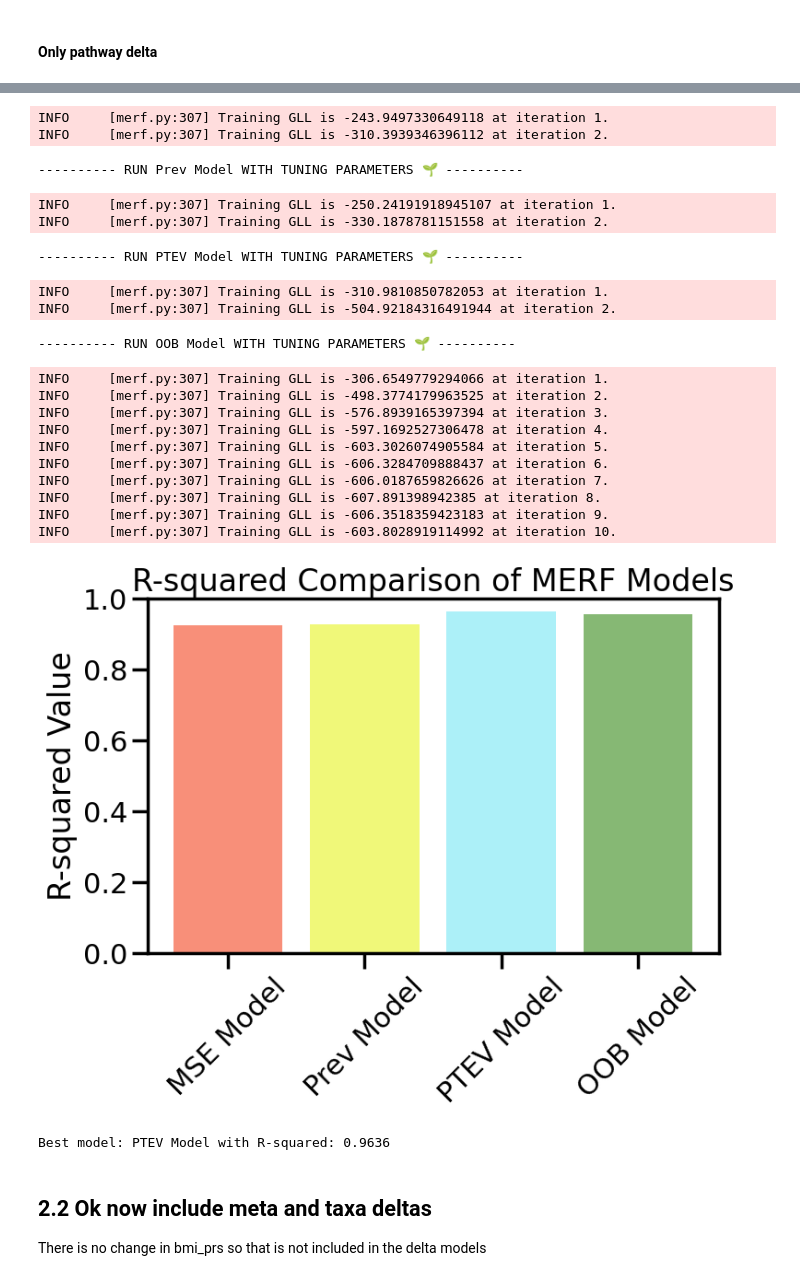
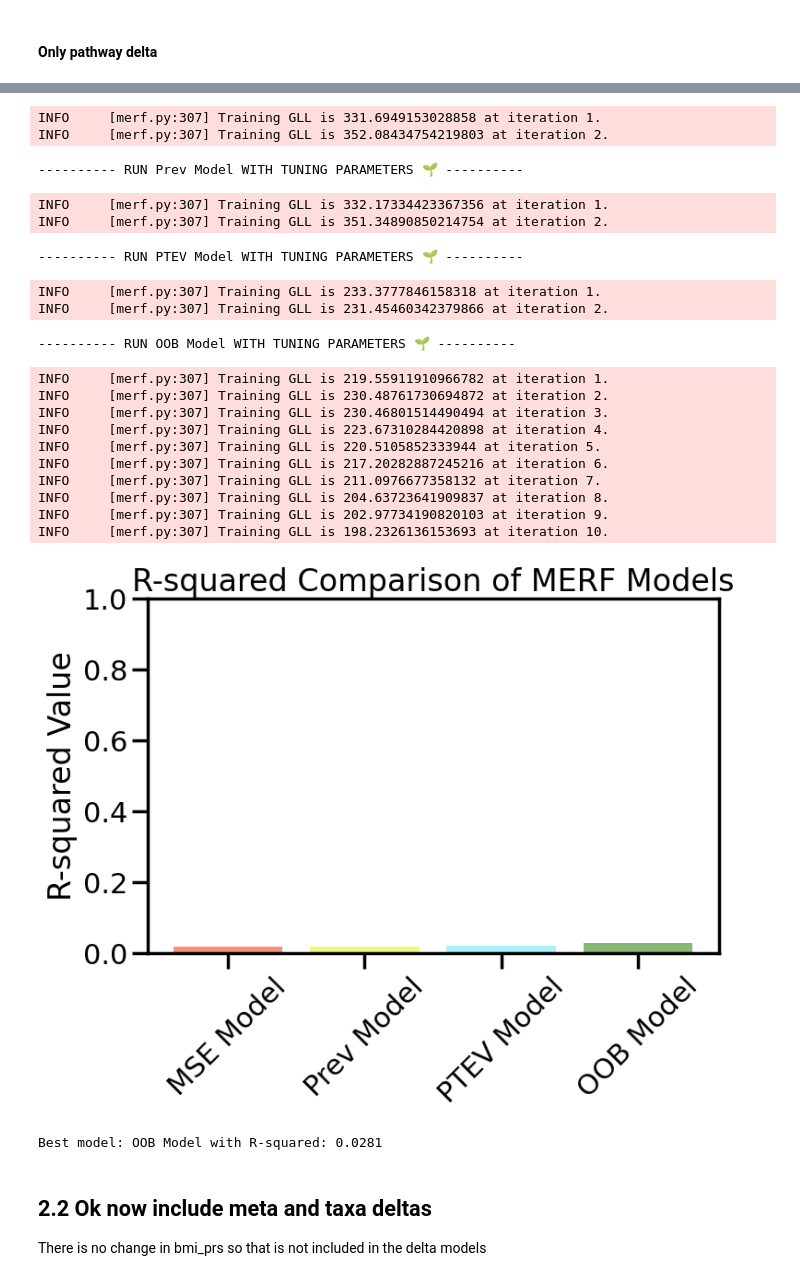
Before and after one commit to emilynyeo/multiomic_drift, a Jupyter notebook: play_scripts/2.models/merf_python/tuned_models/8.1.all_omic_bmi_modelplots.ipynb, the cells around one changed output, grey strips where cells are left out. Cells and saved outputs as stored; diff of their text form; code cells hidden in the pictures.

```diff
--- a/play_scripts/2.models/merf_python/tuned_models/8.1.all_omic_bmi_modelplots.ipynb
+++ b/play_scripts/2.models/merf_python/tuned_models/8.1.all_omic_bmi_modelplots.ipynb
@@ -935,14 +935,14 @@ results_filename = 'merf_results_delta_only_pathway_feb12.csv'
 
 print("---------- Select predictors for training set ----------")
 train_set = train_l
-X = train_set.drop(['BMI','subject_id', 'range'], axis=1)
+X = train_set.drop(['BMI','subject_id', 'range', 'Weight', 'CRP', 'cholesterol', 'ghrelin', 'HbA1C', 'leptin', 'peptide_yy'], axis=1)
 Y = train_set['BMI'].to_numpy()
 clusters_train = train_set['subject_id'].to_numpy()
 Z = np.ones((train_set.shape[0], 1))
 
 print("---------- Select predictors for test set ----------")
 test_set = test_l
-X_new = test_set.drop(['BMI', 'subject_id', 'range'], axis=1)[X.columns].astype(X.dtypes)
+X_new = test_set.drop(['BMI', 'subject_id', 'range', 'Weight', 'CRP', 'cholesterol', 'ghrelin', 'HbA1C', 'leptin', 'peptide_yy'], axis=1)[X.columns].astype(X.dtypes)
 Y_new = test_set['BMI'].to_numpy()
 clusters_new = pd.Series(test_set['subject_id'])
 Z_new = np.ones((len(X_new), 1))
@@ -952,51 +952,51 @@ print("---------- Run MERF models ----------")
 #                  X_new, Y_new, Z_new, clusters_new,
 #                  meta_df, output_dir, r2_out, feature_imp_out)
 
 r2_values, results_df = run_merf_analysis2(
     X, Y, Z, clusters_train,
     X_new, Y_new, Z_new, clusters_new,
     long_df,
     output_dir, r2_out, feature_imp_out, results_filename, time_new
 )
 # %% [output]
 ---------- Select predictors for training set ----------
 ---------- Select predictors for test set ----------
 ---------- Run MERF models ----------
 First 5 columns for the lowest mean_mse_score:
 n_estimators         500.00
 max_depth               NaN
 min_samples_split      0.15
 max_iter               2.00
 n_splits               5.00
 Name: 31, dtype: float64
 First 5 columns for the lowest mean_prev_score:
 n_estimators         500.00
 ... (17 lines left out)
 max_iter               10.00
 n_splits               10.00
 Name: 41, dtype: float64
 ---------- RUN MSE Model WITH TUNING PARAMETERS 🌱 ----------
-INFO     [merf.py:307] Training GLL is -243.9497330649118 at iteration 1.
-INFO     [merf.py:307] Training GLL is -310.3939346396112 at iteration 2.
+INFO     [merf.py:307] Training GLL is 331.6949153028858 at iteration 1.
+INFO     [merf.py:307] Training GLL is 352.08434754219803 at iteration 2.
 ---------- RUN Prev Model WITH TUNING PARAMETERS 🌱 ----------
-INFO     [merf.py:307] Training GLL is -250.24191918945107 at iteration 1.
-INFO     [merf.py:307] Training GLL is -330.1878781151558 at iteration 2.
+INFO     [merf.py:307] Training GLL is 332.17334423367356 at iteration 1.
+INFO     [merf.py:307] Training GLL is 351.34890850214754 at iteration 2.
 ---------- RUN PTEV Model WITH TUNING PARAMETERS 🌱 ----------
-INFO     [merf.py:307] Training GLL is -310.9810850782053 at iteration 1.
-INFO     [merf.py:307] Training GLL is -504.92184316491944 at iteration 2.
+INFO     [merf.py:307] Training GLL is 233.3777846158318 at iteration 1.
+INFO     [merf.py:307] Training GLL is 231.45460342379866 at iteration 2.
 ---------- RUN OOB Model WITH TUNING PARAMETERS 🌱 ----------
-INFO     [merf.py:307] Training GLL is -306.6549779294066 at iteration 1.
-INFO     [merf.py:307] Training GLL is -498.3774179963525 at iteration 2.
-INFO     [merf.py:307] Training GLL is -576.8939165397394 at iteration 3.
-INFO     [merf.py:307] Training GLL is -597.1692527306478 at iteration 4.
-INFO     [merf.py:307] Training GLL is -603.3026074905584 at iteration 5.
-INFO     [merf.py:307] Training GLL is -606.3284709888437 at iteration 6.
-INFO     [merf.py:307] Training GLL is -606.0187659826626 at iteration 7.
-INFO     [merf.py:307] Training GLL is -607.891398942385 at iteration 8.
-INFO     [merf.py:307] Training GLL is -606.3518359423183 at iteration 9.
-INFO     [merf.py:307] Training GLL is -603.8028919114992 at iteration 10.
+INFO     [merf.py:307] Training GLL is 219.55911910966782 at iteration 1.
+INFO     [merf.py:307] Training GLL is 230.48761730694872 at iteration 2.
+INFO     [merf.py:307] Training GLL is 230.46801514490494 at iteration 3.
+INFO     [merf.py:307] Training GLL is 223.67310284420898 at iteration 4.
+INFO     [merf.py:307] Training GLL is 220.5105852333944 at iteration 5.
+INFO     [merf.py:307] Training GLL is 217.20282887245216 at iteration 6.
+INFO     [merf.py:307] Training GLL is 211.0976677358132 at iteration 7.
+INFO     [merf.py:307] Training GLL is 204.63723641909837 at iteration 8.
+INFO     [merf.py:307] Training GLL is 202.97734190820103 at iteration 9.
+INFO     [merf.py:307] Training GLL is 198.2326136153693 at iteration 10.
-[figure, old version]
+[figure, new version]
-Best model: PTEV Model with R-squared: 0.9636
+Best model: OOB Model with R-squared: 0.0281
 # %% [markdown]
 ## 2.2 Ok now include meta and taxa deltas
 
```
Also changed, not shown: 7 other files.
